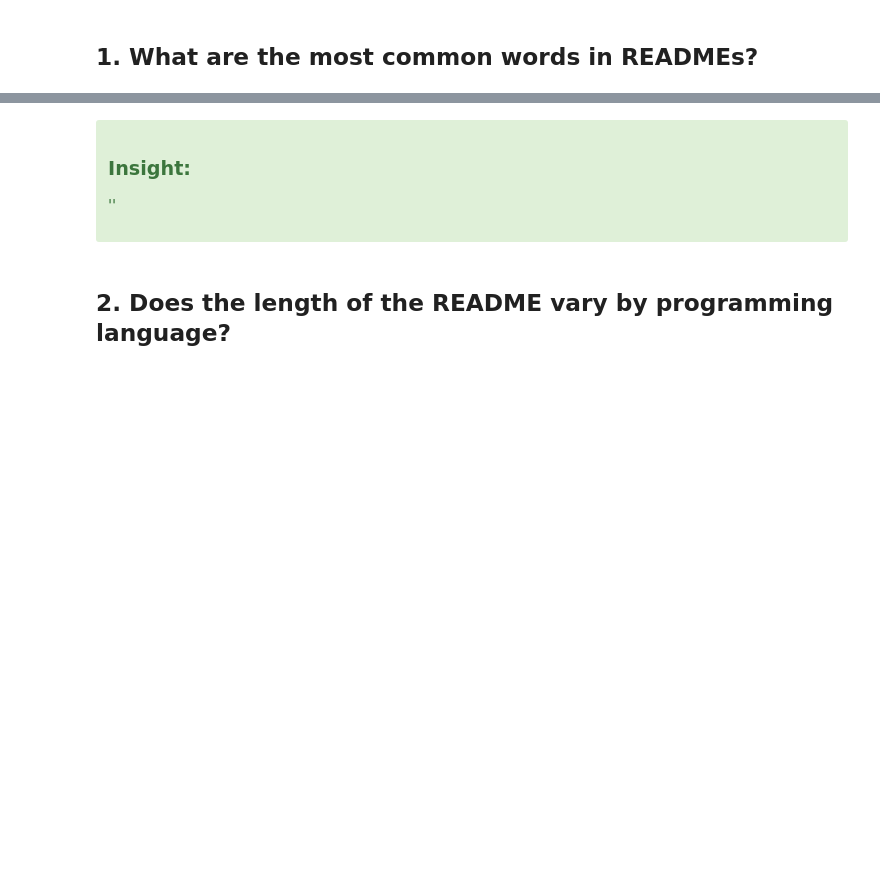
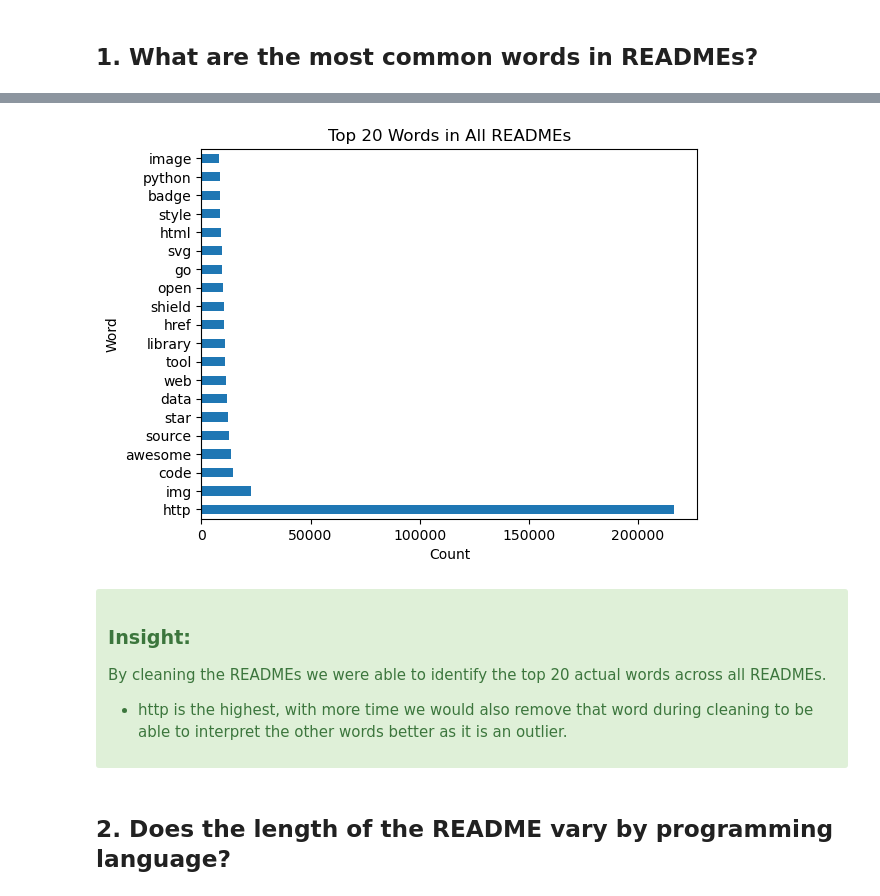
Before and after one commit to projectlanguagepredictor/nlp_launch, a Jupyter notebook: final_report.ipynb, the cells around one changed output, grey strips where cells are left out. Drawn from its saved outputs; the diff is of its cells as text; code cells hidden in the pictures; blank space fills up the shorter version.

```diff
--- a/final_report.ipynb
+++ b/final_report.ipynb
@@ -131,3 +136,6 @@ df.head()
 | 2 | awesome-selfhosted/awesome-selfho... | other | awesome selfhosted awesome http c... |
 | 3 | avelino/awesome-go | go | awesome go href http awesome go i... |
 | 4 | trimstray/the-book-of-secret-know... | other | p align center href http trimstra... |
+# %%
+#creating a df of all the words and their associated languages and filtering out as much gibberish as possible without limiting the data
+word_counts = ex.get_words(df)
@@ -183,2 +238,9 @@ freq
 # %%
-# #hypothesize
+#visualize the top 20 words
+word_counts['all'].sort_values(ascending=False).head(20).plot.barh()
+plt.title('Top 20 Words in All READMEs')
+plt.xlabel('Count')
+plt.ylabel('Word')
+plt.show()
+# %% [output]
+[figure, added]
@@ -189,7 +249,9 @@ freq
 
 ### Insight:
 
-''
+By cleaning the READMEs we were able to identify the top 20 actual words across all READMEs.
+    <br>
+* http is the highest, with more time we would also remove that word during cleaning to be able to interpret the other words better as it is an outlier.
 </div>
 # %% [markdown]
 ## 2. Does the length of the README vary by programming language?
```
Also changed, not shown: parts of 49 cells of this notebook.
